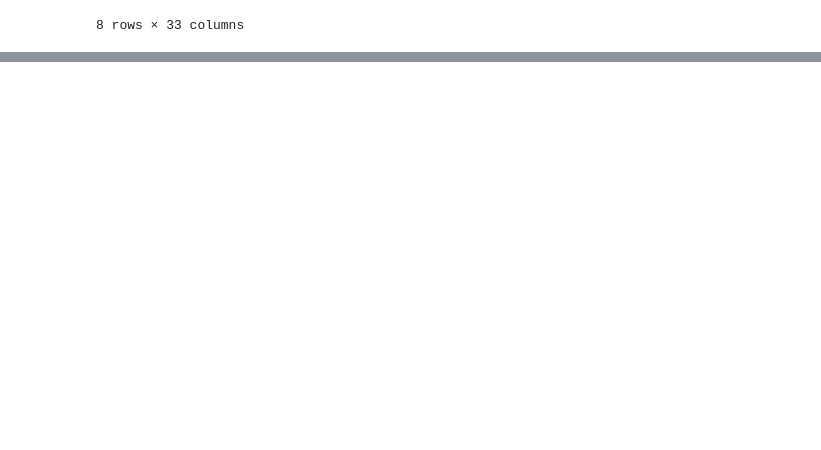
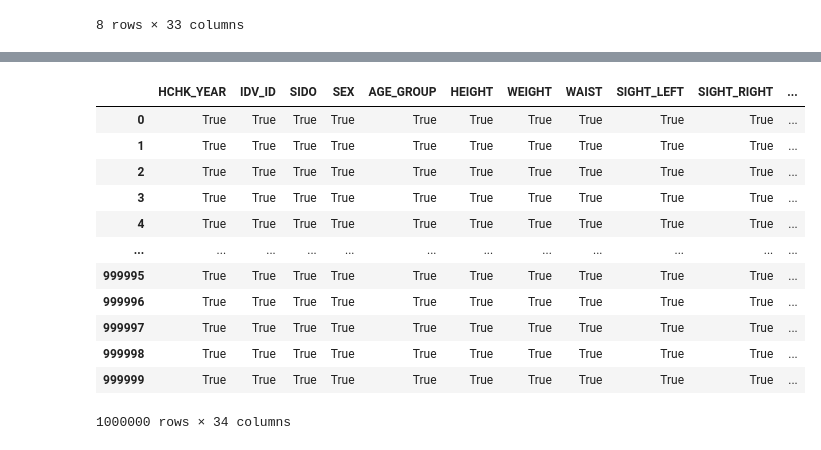
Before and after one commit to layla-focalors/AColab_Github_data_processing, a Jupyter notebook: HealthCare_Anayize.ipynb, the cells around one changed output, grey strips where cells are left out. Saved outputs shown, nothing was run; the diff lists cells and outputs as text; code cells hidden in the pictures; blank space fills up the shorter version.

```diff
--- a/HealthCare_Anayize.ipynb
+++ b/HealthCare_Anayize.ipynb
@@ -52,0 +149,16 @@ df.describe()
+# %%
+df.notnull() #null 이 아닌 것 측정하기
+# %% [output]
+|  | HCHK_YEAR | IDV_ID | SIDO | SEX | AGE_GROUP | HEIGHT | WEIGHT | WAIST | SIGHT_LEFT | SIGHT_RIGHT | ... |
+| 0 | True | True | True | True | True | True | True | True | True | True | ... |
+| 1 | True | True | True | True | True | True | True | True | True | True | ... |
+| 2 | True | True | True | True | True | True | True | True | True | True | ... |
+| 3 | True | True | True | True | True | True | True | True | True | True | ... |
+| 4 | True | True | True | True | True | True | True | True | True | True | ... |
+| ... | ... | ... | ... | ... | ... | ... | ... | ... | ... | ... | ... |
+| 999995 | True | True | True | True | True | True | True | True | True | True | ... |
+| 999996 | True | True | True | True | True | True | True | True | True | True | ... |
+| 999997 | True | True | True | True | True | True | True | True | True | True | ... |
+| 999998 | True | True | True | True | True | True | True | True | True | True | ... |
+| 999999 | True | True | True | True | True | True | True | True | True | True | ... |
+1000000 rows × 34 columns
```
Also changed, not shown: parts of 9 cells of this notebook.
